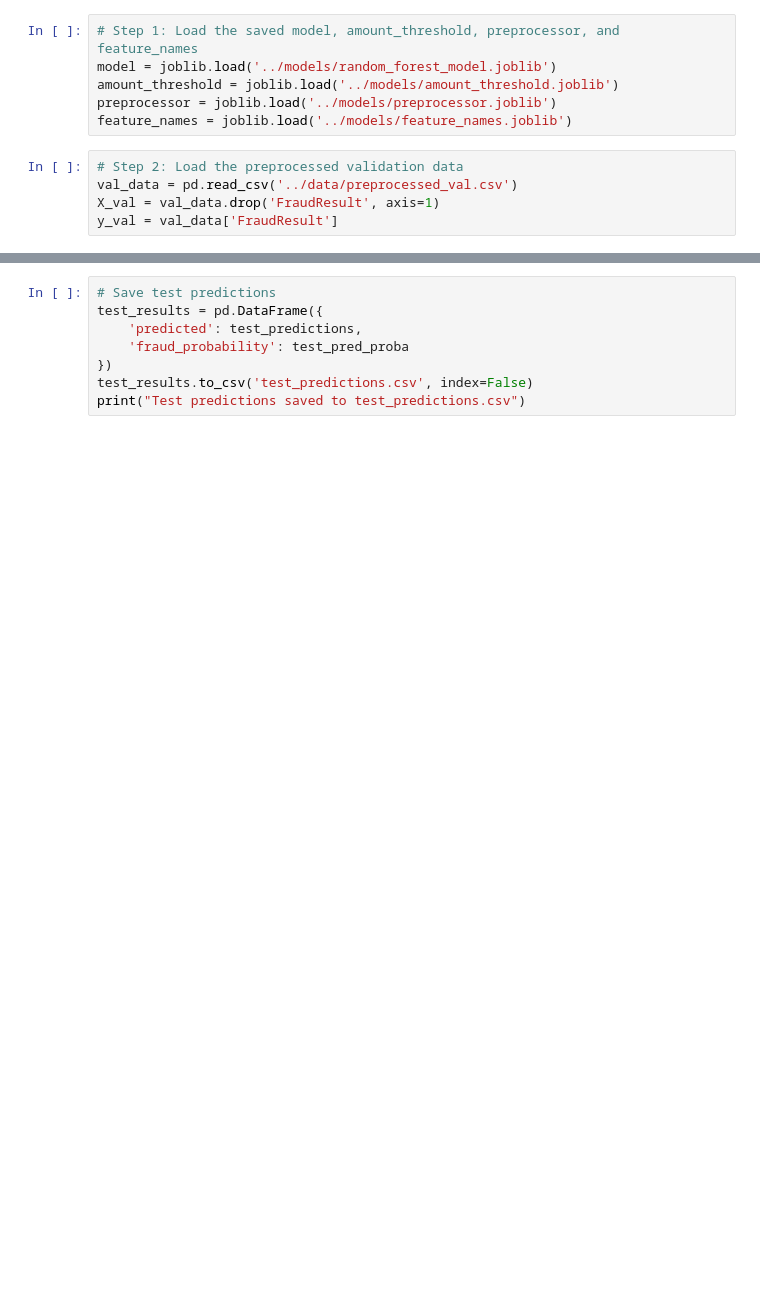
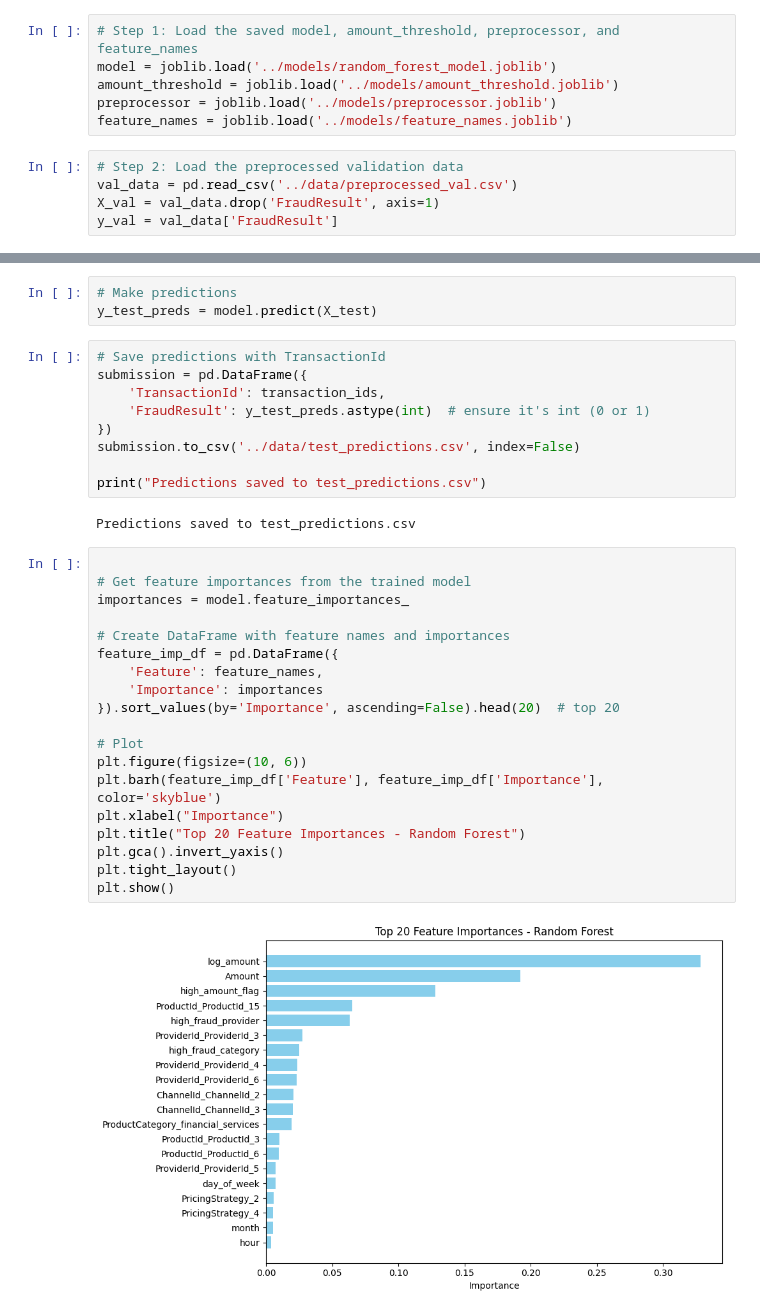
Before and after one commit to MugoDom/xente-fraud-detection-challenge, a Jupyter notebook: notebooks/04_evaluation_and_tuning.ipynb, the cells around one changed output, grey strips where cells are left out. Cells and saved outputs as stored; diff of their text form; blank space fills up the shorter version.

```diff
--- a/notebooks/04_evaluation_and_tuning.ipynb
+++ b/notebooks/04_evaluation_and_tuning.ipynb
@@ -92,8 +79,35 @@ test_pred_proba = model.predict_proba(X_test_processed)[:, 1]
+# %%
+# Make predictions
+y_test_preds = model.predict(X_test)
 # %%
-# Save test predictions
-test_results = pd.DataFrame({
-    'predicted': test_predictions,
-    'fraud_probability': test_pred_proba
+# Save predictions with TransactionId
+submission = pd.DataFrame({
+    'TransactionId': transaction_ids,
+    'FraudResult': y_test_preds.astype(int)  # ensure it's int (0 or 1)
 })
-test_results.to_csv('test_predictions.csv', index=False)
-print("Test predictions saved to test_predictions.csv")
+submission.to_csv('../data/test_predictions.csv', index=False)
+
+print("Predictions saved to test_predictions.csv")
+# %% [output]
+Predictions saved to test_predictions.csv
+# %%
+
+# Get feature importances from the trained model
+importances = model.feature_importances_
+
+# Create DataFrame with feature names and importances
+feature_imp_df = pd.DataFrame({
+    'Feature': feature_names,
+    'Importance': importances
+}).sort_values(by='Importance', ascending=False).head(20)  # top 20
+
+# Plot
+plt.figure(figsize=(10, 6))
+plt.barh(feature_imp_df['Feature'], feature_imp_df['Importance'], color='skyblue')
+plt.xlabel("Importance")
+plt.title("Top 20 Feature Importances - Random Forest")
+plt.gca().invert_yaxis()
+plt.tight_layout()
+plt.show()
+# %% [output]
+[figure, added]
```
Also changed, not shown: parts of 10 cells of this notebook, 6 other files.
